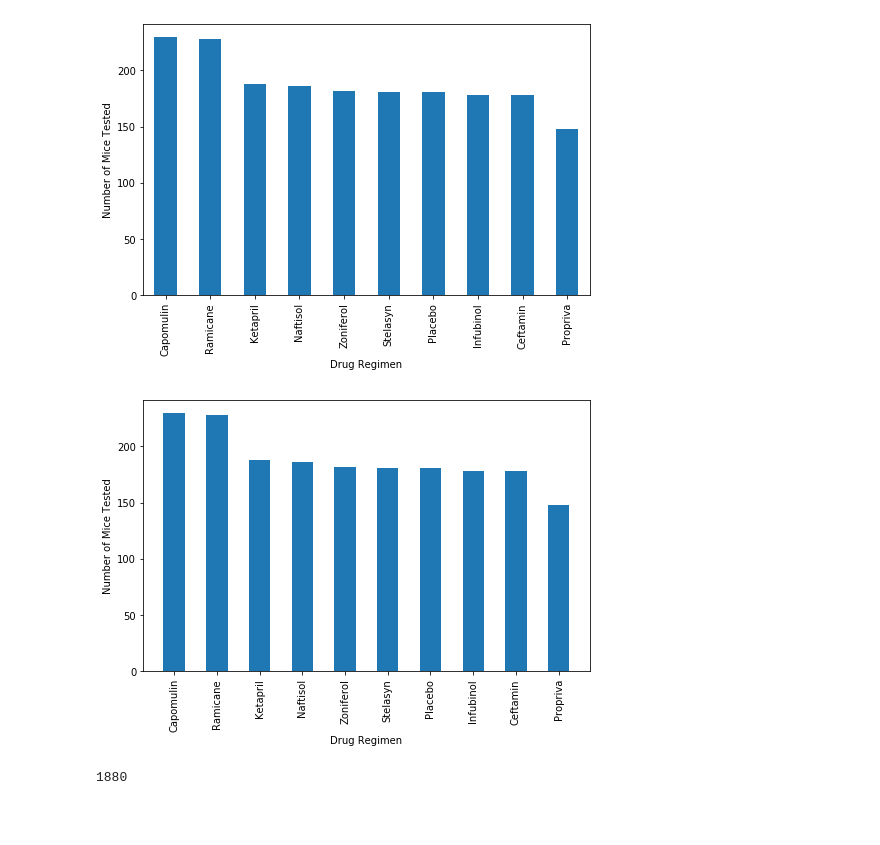
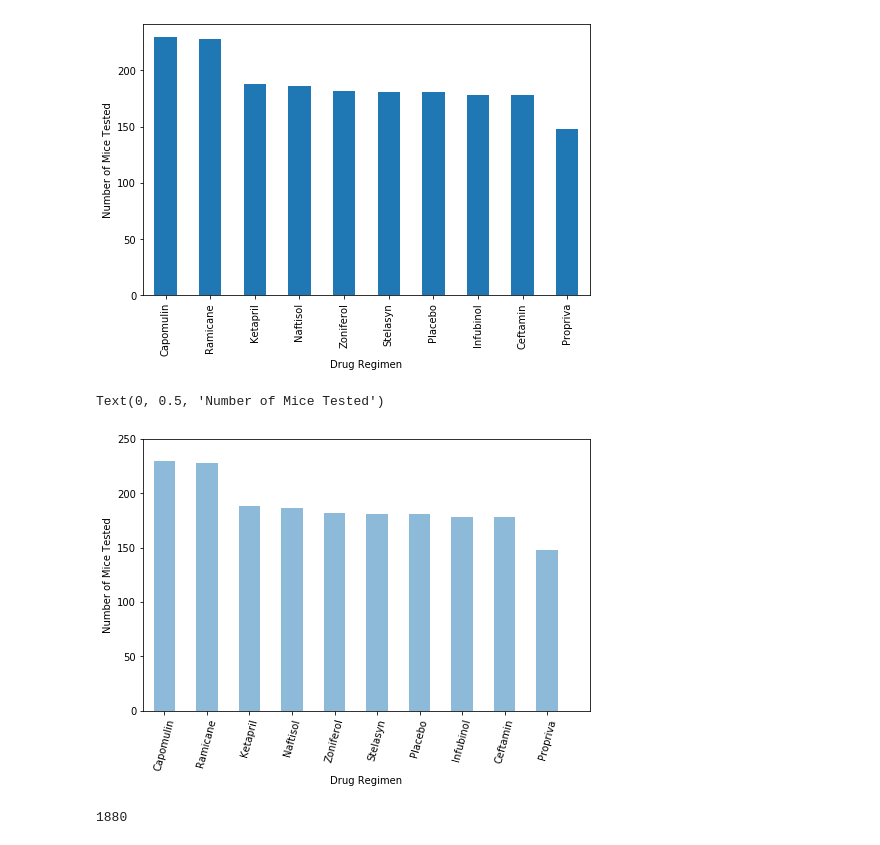
Before and after one commit to AyokOluwole/Matplotlib-Pymaceuticals, a Jupyter notebook: pymaceuticals_starter.ipynb, the cells around one changed output. Saved outputs shown, nothing was run; the diff lists cells and outputs as text; code cells hidden in the pictures; blank space fills up the shorter version.

```diff
--- a/pymaceuticals_starter.ipynb
+++ b/pymaceuticals_starter.ipynb
@@ -177,18 +177,36 @@ Text(0, 0.5, 'Number of Mice Tested')
 
 #plt.bar(mice_countz, color='r',height = 100, alpha=0.5, align="center")
 # %%
-x_axis = np.arange(len(mice_countz))
-tick_locations = [value for value in x_axis]
+#x_axis = np.arange(len(mice_countz))
+#tick_locations = [value for value in x_axis]
 
-plt.figure(figsize = (8,5))
-plt.bar(x_axis, mice_countz, width = 0.5)
-plt.xticks (tick_locations, mice_countz.index, rotation="vertical")
+#plt.figure(figsize = (8,5))
+#plt.bar(x_axis, mice_countz, width = 0.5)
+#plt.xticks (tick_locations, mice_countz.index, rotation="vertical")
 
 
-plt.xlabel("Drug Regimen")
-plt.ylabel("Number of Mice Tested")
+#plt.xlabel("Drug Regimen")
+#plt.ylabel("Number of Mice Tested")
 
 
-plt.show()
+#plt.show()
-# %% [output]
-[figure, removed]
+# %%
+x_axis = np.arange(len(mice_countz))
+y_axis = mice_countz
+
+point = list(mice_countz.index.values)
+tick_locations = [value for value in x_axis]
+
+plt.figure(figsize=(8,5))
+plt.bar(x_axis, y_axis, alpha=0.5, align="center", width =  0.5)
+plt.xticks(tick_locations, tx, rotation="75")
+
+plt.xlim(-0.5, len(x_axis))
+plt.ylim(0, 250)
+
+# Set a Title and labels
+plt.xlabel("Drug Regimen")
+plt.ylabel("Number of Mice Tested")
+# %% [output]
+Text(0, 0.5, 'Number of Mice Tested')
+[figure, added]
```
Also changed, not shown: parts of 12 cells of this notebook, 1 other file.
